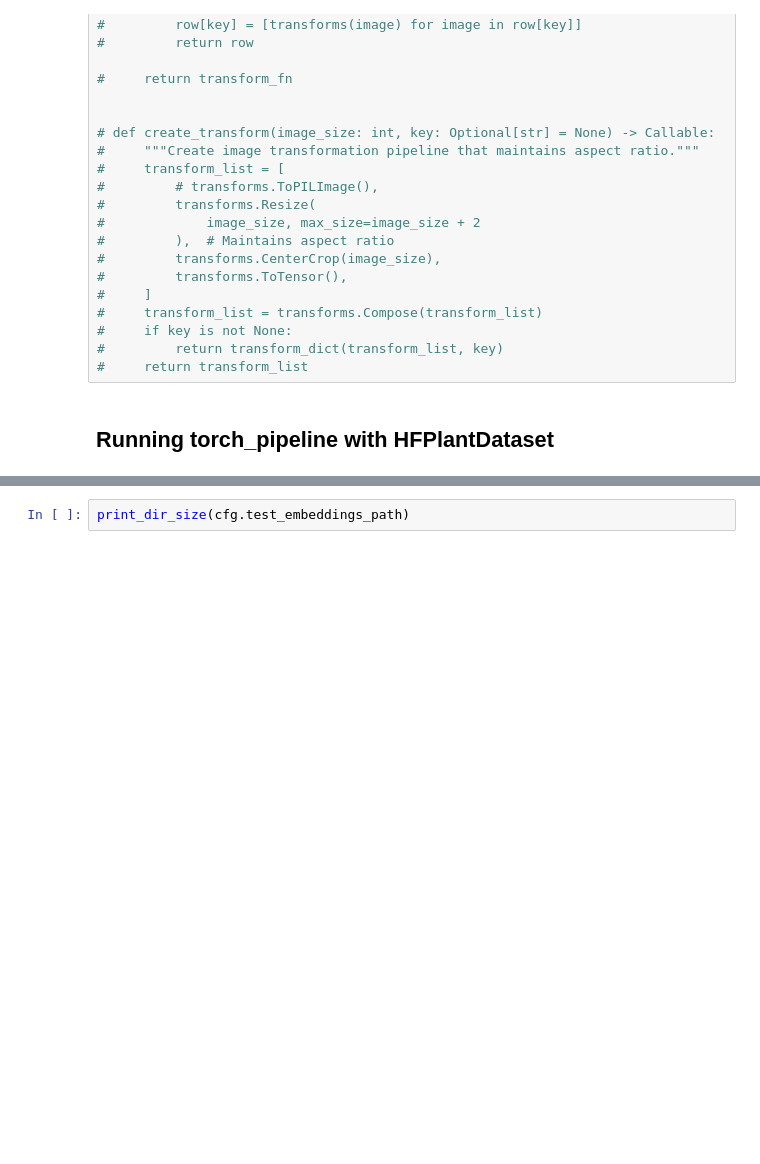
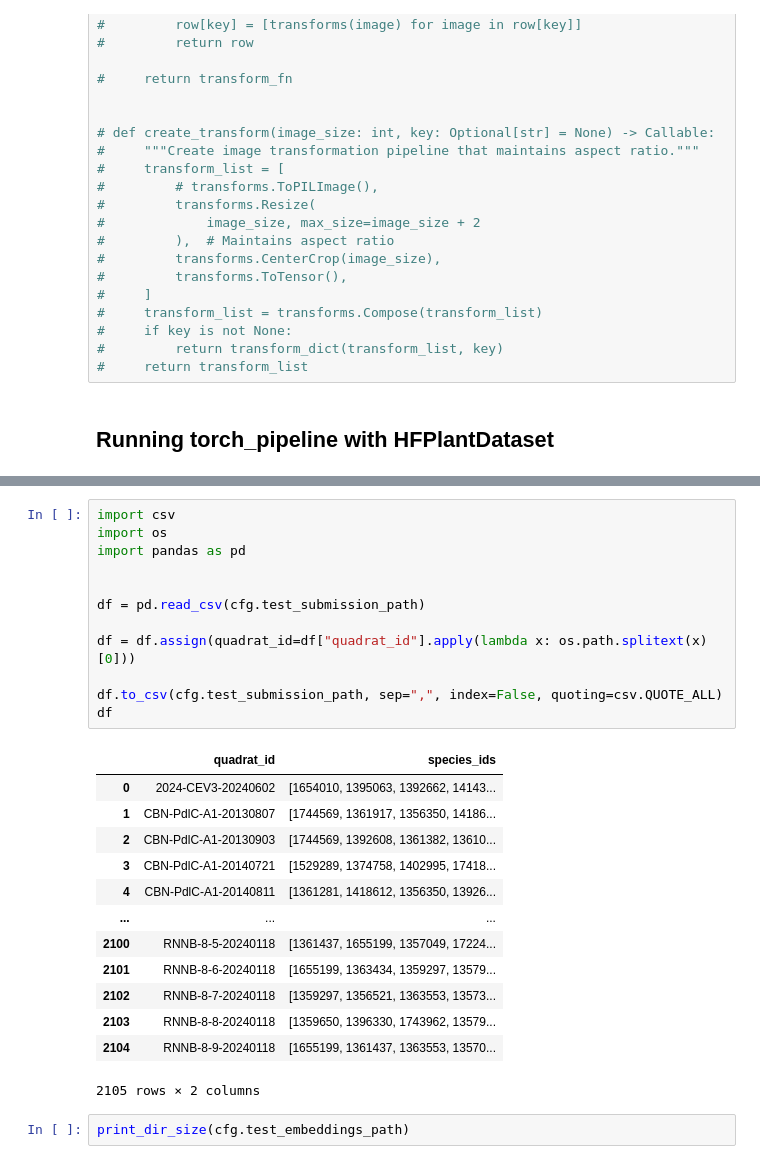
Before and after one commit to JacobARose/plantclef-vision, a Jupyter notebook: notebooks/embedding.ipynb, the cells around one changed output, grey strips where cells are left out. Cells and saved outputs as stored; diff of their text form; blank space fills up the shorter version.

Commit message:
1st successful submission: got a score of 0.06461!

```diff
--- a/notebooks/embedding.ipynb
+++ b/notebooks/embedding.ipynb
@@ -91,3 +119,29 @@ est_grid_3x3_embeddings'
+# %%
+import csv
+import os
+import pandas as pd
+
+
+df = pd.read_csv(cfg.test_submission_path)
+
+df = df.assign(quadrat_id=df["quadrat_id"].apply(lambda x: os.path.splitext(x)[0]))
+
+df.to_csv(cfg.test_submission_path, sep=",", index=False, quoting=csv.QUOTE_ALL)
+df
+# %% [output]
+|  | quadrat_id | species_ids |
+| 0 | 2024-CEV3-20240602 | [1654010, 1395063, 1392662, 14143... |
+| 1 | CBN-PdlC-A1-20130807 | [1744569, 1361917, 1356350, 14186... |
+| 2 | CBN-PdlC-A1-20130903 | [1744569, 1392608, 1361382, 13610... |
+| 3 | CBN-PdlC-A1-20140721 | [1529289, 1374758, 1402995, 17418... |
+| 4 | CBN-PdlC-A1-20140811 | [1361281, 1418612, 1356350, 13926... |
+| ... | ... | ... |
+| 2100 | RNNB-8-5-20240118 | [1361437, 1655199, 1357049, 17224... |
+| 2101 | RNNB-8-6-20240118 | [1655199, 1363434, 1359297, 13579... |
+| 2102 | RNNB-8-7-20240118 | [1359297, 1356521, 1363553, 13573... |
+| 2103 | RNNB-8-8-20240118 | [1359650, 1396330, 1743962, 13579... |
+| 2104 | RNNB-8-9-20240118 | [1655199, 1361437, 1363553, 13570... |
+2105 rows × 2 columns
 # %%
 print_dir_size(cfg.test_embeddings_path)
 # %% [output]
```
Also changed, not shown: parts of 3 cells of this notebook, 1 other file.
